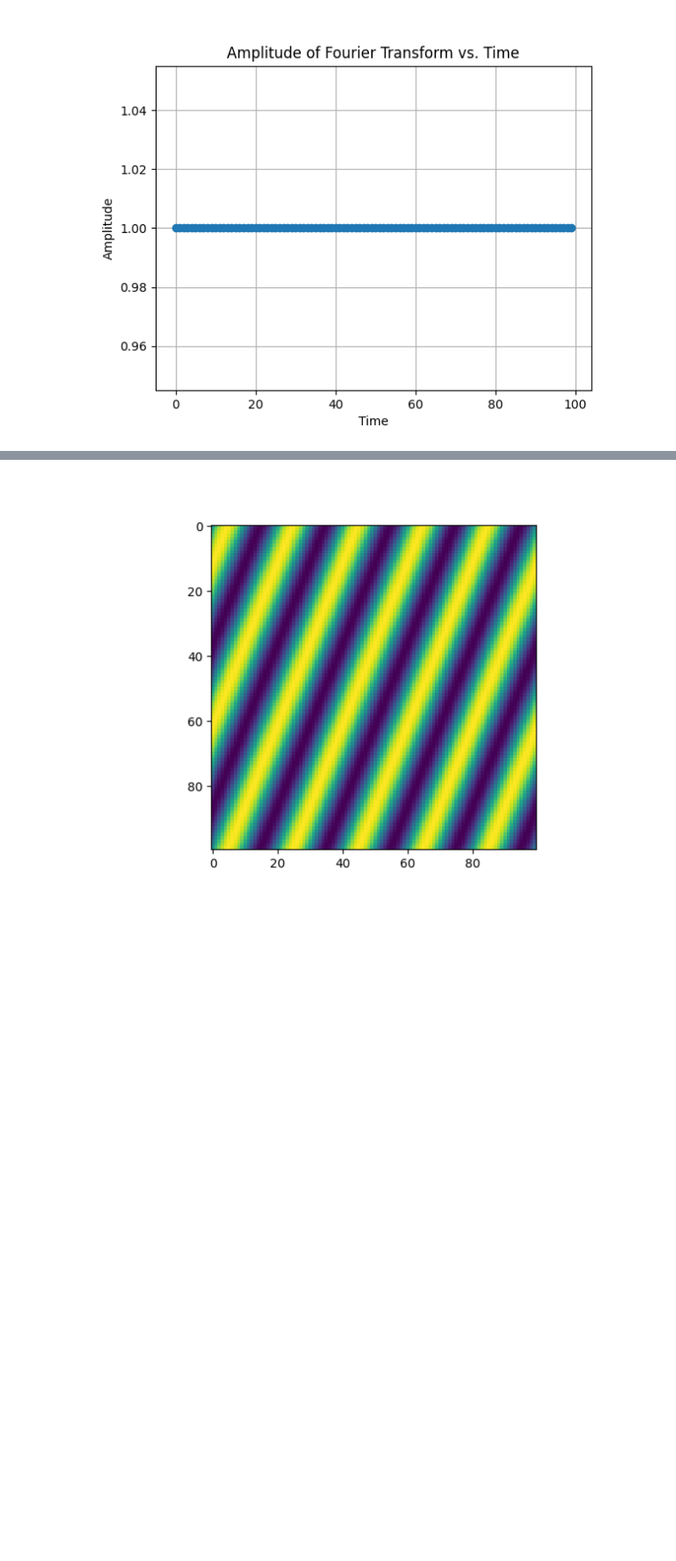
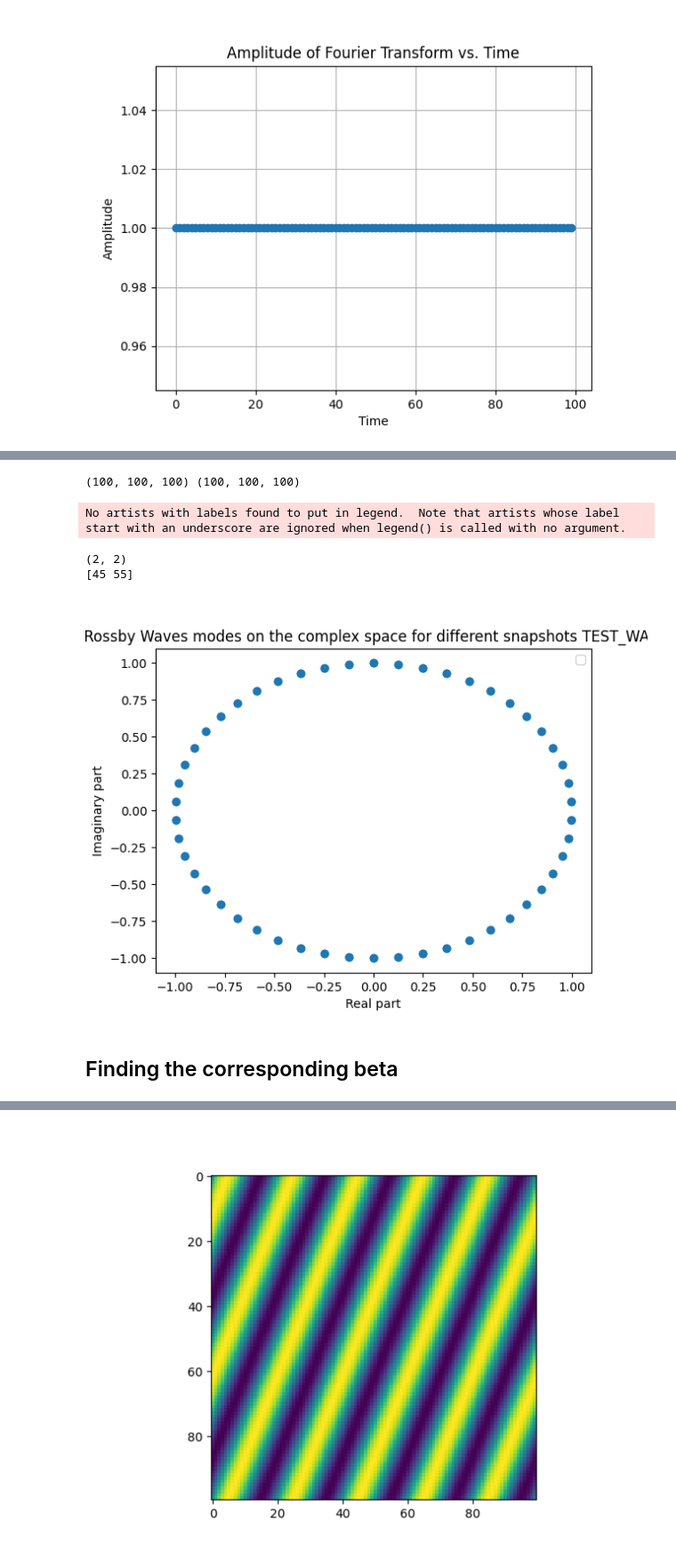
Before and after one commit to LennardMiller/Stage_M2, a Jupyter notebook: Rossby_diag.ipynb, the cells around one changed output, grey strips where cells are left out. Shown at 89% size. Saved outputs shown, nothing was run; the diff lists cells and outputs as text; code cells hidden in the pictures; blank space fills up the shorter version.

```diff
--- a/Rossby_diag.ipynb
+++ b/Rossby_diag.ipynb
@@ -117,7 +184,8 @@ def pulsation(real_part_tab, imag_part_tab, time_tab):
     """
 
     # Calculate the complex signal psi
-    psi = real_part_tab + 1j * imag_part_tab
+    amp=np.sqrt(real_part_tab**2+imag_part_tab**2)
+    psi = (real_part_tab + 1j * imag_part_tab)/np.max(amp)
 
     # Calculate the conjugate of psi
     psi_conj = np.conjugate(psi)
@@ -126,7 +194,7 @@ def pulsation(real_part_tab, imag_part_tab, time_tab):
     psi_conj_interp = (psi_conj[1:] + psi_conj[:-1]) / 2
 
     # Norm and interpolated norm of psi
-    psi_norm = np.abs(psi)
+    psi_norm = np.sqrt(real_part_tab**2+imag_part_tab**2)
     psi_norm_interp = (psi_norm[1:] + psi_norm[:-1]) / 2
 
     # Time difference (assuming uniform spacing)
@@ -142,6 +210,8 @@ def pulsation(real_part_tab, imag_part_tab, time_tab):
     sterm = (psi_squared[1:] - psi_squared[:-1]) / dt
 
     # Calculate the pulsation
-    pulsation_observed = np.mean(1 / (1j * psi_norm_interp) * (pterm - sterm))
+    pulsation_computed = 1 / (1j * psi_norm_interp) * (pterm - sterm)
+
+    pulsation_observed = np.mean(pulsation_computed[2:-2])
 
     return pulsation_observed
@@ -297,3 +472,55 @@ plt.show()
+# %%
+#On cherche en mode vectorisé
+
+#Criterium to select the rossby waves
+epsilon=0.1
+beta=2e-11
+
+
+real_part_tab,imag_part_tab,Kx,Ky = fft2d_RI_vect(psi_lennard[:,:,:],Lx,nx,ny,time_sel_tab)
+
+amp = np.sqrt(real_part_tab**2+imag_part_tab**2)
+puls_rossby_mat = np.abs(-(beta*Kx/(Kx**2+Ky**2)))
+print(np.shape(real_part_tab),np.shape(imag_part_tab))
+#Création d'une matrice qui contient les période  des Onde de Rossby associés à chaques modes:
+mat_rossby_time = np.zeros_like(amp)
+mat_rossby_time[0,:,:] = puls_rossby_mat/(np.pi*2)
+
+#Expanding it for every time
+mat_rossby_time = np.tile(mat_rossby_time[0, :, :], (len(time_sel_tab), 1, 1))
+
+puls_complex_mat = pulsation_vect(real_part_tab,imag_part_tab,t)
+
+#Finding the modes that fulfill the two conditions (one on the mean pulsation and one on the variation of amplitude of the wave)
+
+condition1 = np.abs((np.abs(np.real(puls_complex_mat))-puls_rossby_mat)/puls_rossby_mat) < epsilon
+
+inv_amp_time =  (amp[1:,:,:]**2-amp[:-1,:,:]**2)/(t[1]-t[0]) / ( (amp[1:,:,:]+amp[:-1,:,:])/2 )**2
+mean_inv_amp_time = np.abs(np.mean(inv_amp_time)) #Petite modif par rapport à avant
+condition2 = mean_inv_amp_time < np.abs(puls_rossby_mat/np.pi*2)
+
+indices=np.argwhere(condition1 & condition2)
+print(np.shape(indices))
+print(indices[:,1])
+plt.figure()
+plt.scatter(real_part_tab[time_sel_tab,indices[0,0],indices[0,1]],imag_part_tab[time_sel_tab,indices[0,0],indices[0,1]])
+
+plt.title(" Rossby Waves modes on the complex space for different snapshots TEST_WAVE")
+plt.xlabel('Real part')
+plt.ylabel('Imaginary part')
+#plt.text(0.1, 0.9, "simu"+str(simu_name), horizontalalignment='center',verticalalignment='center', transform=plt.gca().transAxes)
+
+plt.legend()
+#plt.savefig('figures/Wave_sign/Rossby_waves_vect'+str(simu_name)+'.png')
+plt.show()
+# %% [output]
+(100, 100, 100) (100, 100, 100)
+No artists with labels found to put in legend.  Note that artists whose label start with an underscore are ignored when legend() is called with no argument.
+(2, 2)
+[45 55]
+[figure, added]
+# %% [markdown]
+## Finding the corresponding beta
 # %%
 #Determining the pulsation of the signal:
 time_sel_tab=np.arange(0,len(t),1)
```
Also changed, not shown: parts of 47 cells of this notebook, 16 other files.
